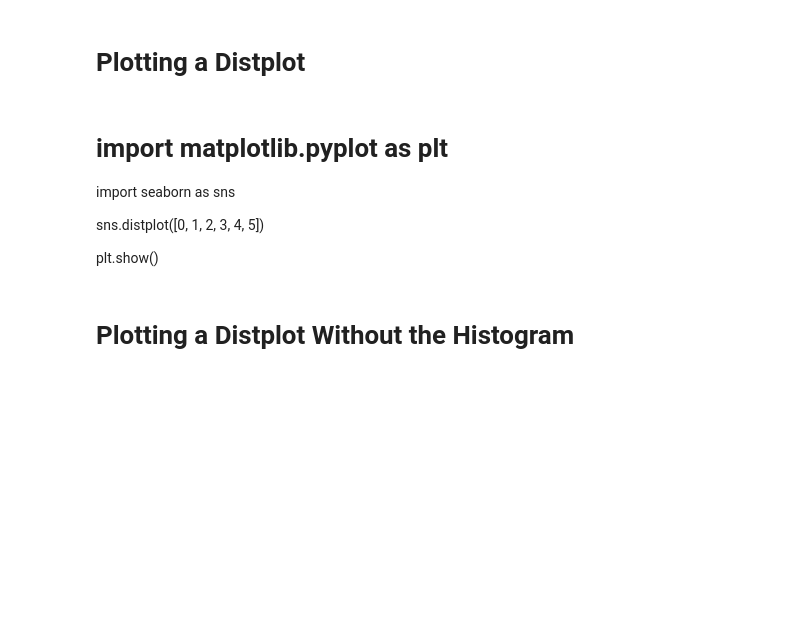
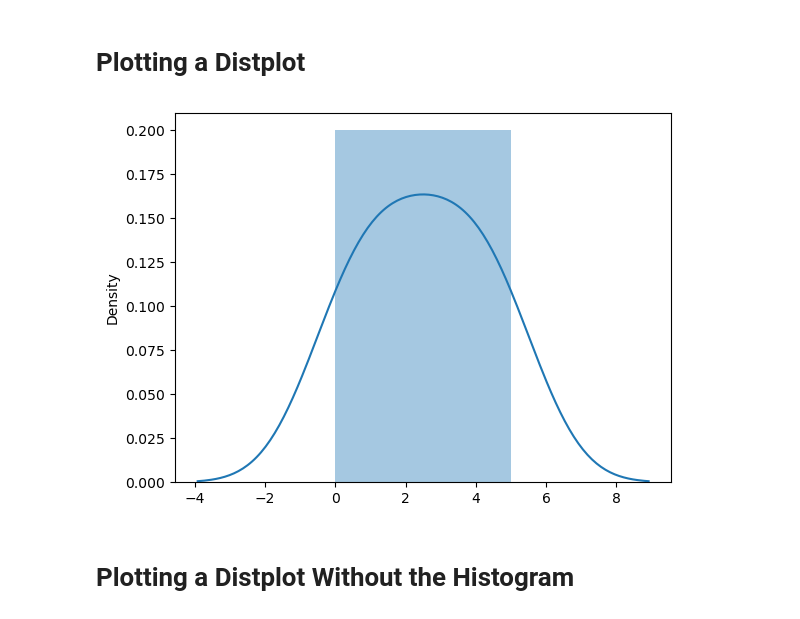
Before and after one commit to jabedkhanjb/Numpy-Random-Tutorial, a Jupyter notebook: NR 4 Seaborn/Seaborn Numpy Random.ipynb, the cells around one changed output. Cells and saved outputs as stored; diff of their text form; code cells hidden in the pictures; blank space fills up the shorter version.

```diff
--- a/NR 4 Seaborn/Seaborn Numpy Random.ipynb
+++ b/NR 4 Seaborn/Seaborn Numpy Random.ipynb
@@ -26,13 +26,15 @@ Import the pyplot object of the Matplotlib module in your code using the followi
 import matplotlib.pyplot as plt
 # %% [markdown]
 # Plotting a Distplot
-# %% [markdown]
-# import matplotlib.pyplot as plt
-import seaborn as sns
-
-sns.distplot([0, 1, 2, 3, 4, 5])
-
-plt.show()
+# %%
+import matplotlib.pyplot as plt
+import seaborn as sns
+
+sns.distplot([0, 1, 2, 3, 4, 5])
+
+plt.show()
+# %% [output]
+[figure, added]
 # %% [markdown]
 # Plotting a Distplot Without the Histogram
 # %%
```
Also changed, not shown: 1 other file.
